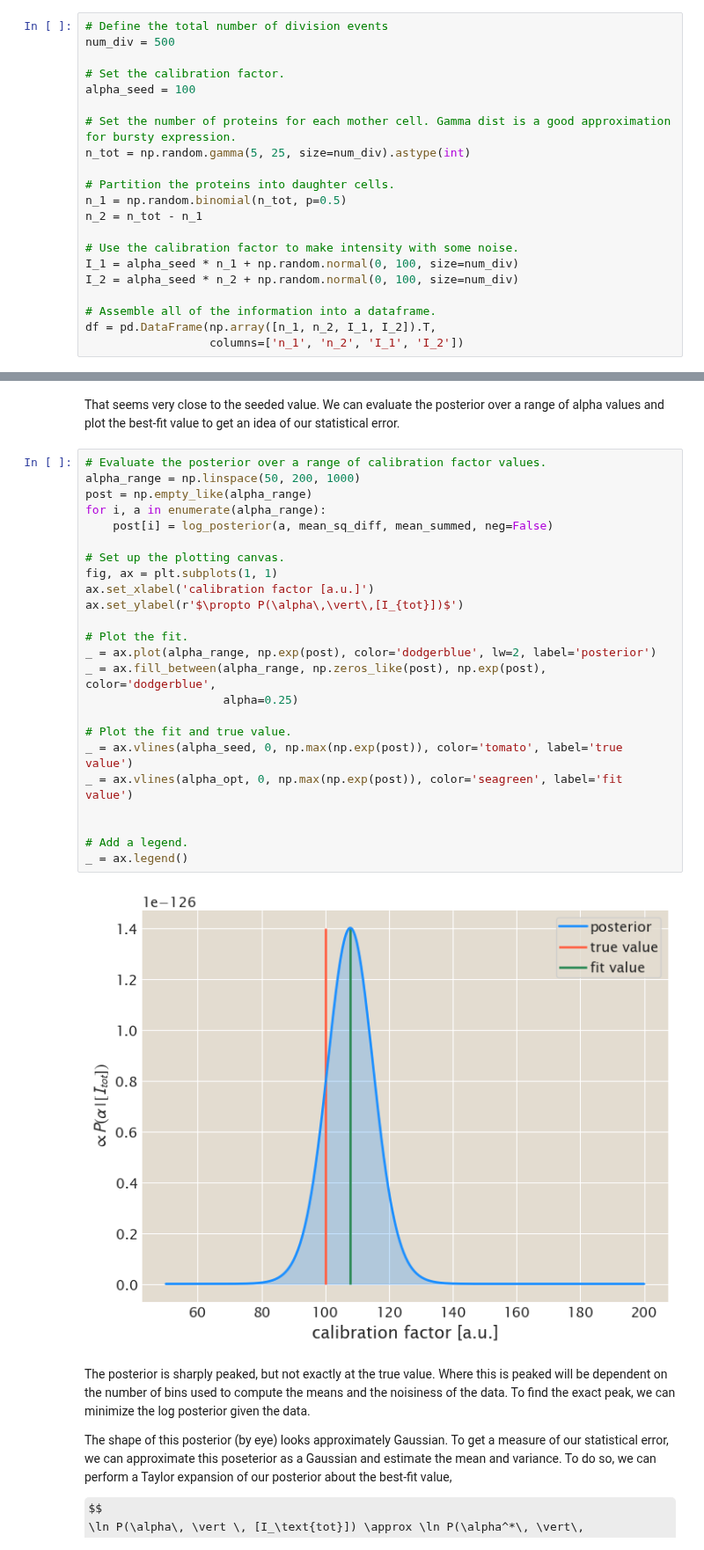
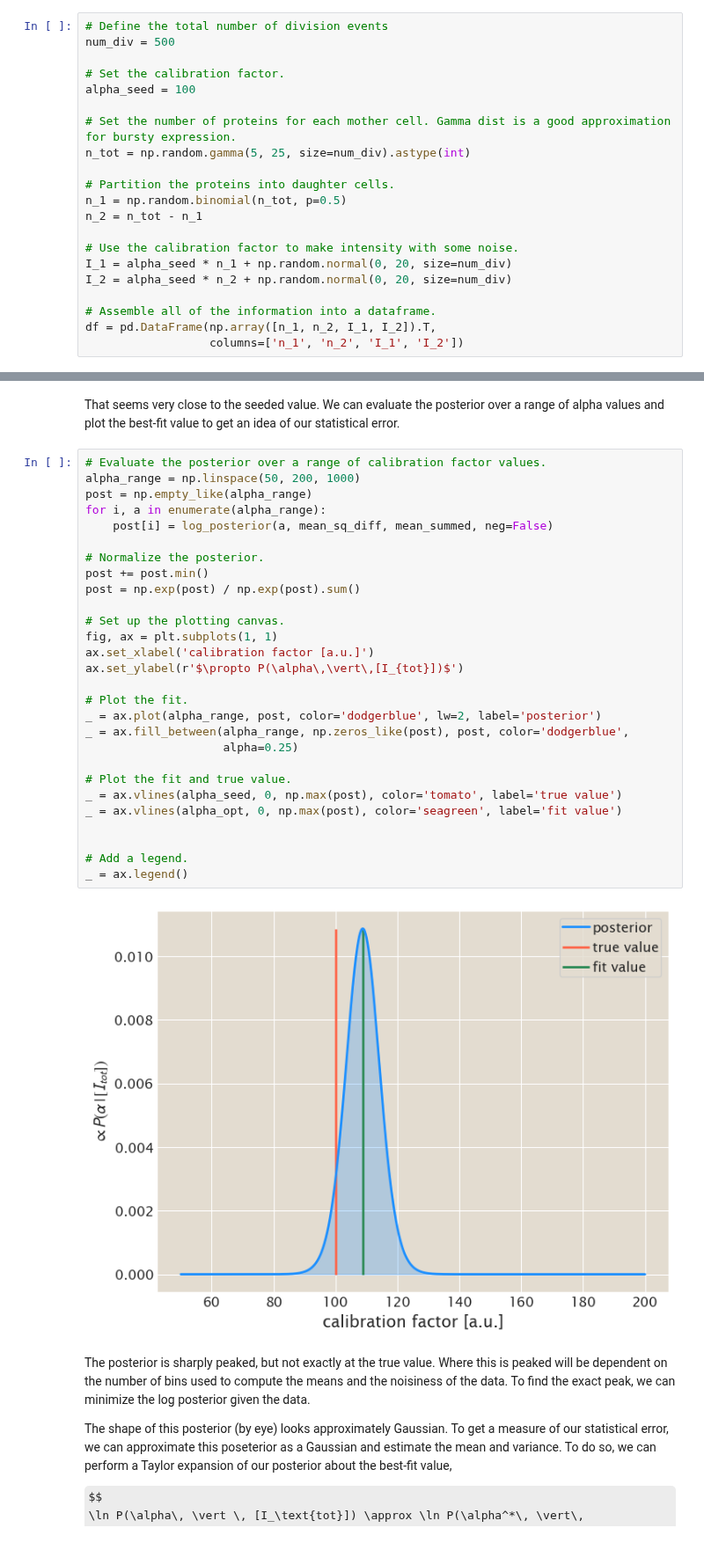
Before and after one commit to RPGroup-PBoC/mscl_survival, a Jupyter notebook: code/notebooks/estimation_of_calibration_factor.ipynb, the cells around one changed output, grey strips where cells are left out. Shown at 88% size. Saved outputs shown, nothing was run; the diff lists cells and outputs as text; some formulas as TeX source.

```diff
--- a/code/notebooks/estimation_of_calibration_factor.ipynb
+++ b/code/notebooks/estimation_of_calibration_factor.ipynb
@@ -120,8 +120,8 @@ n_1 = np.random.binomial(n_tot, p=0.5)
 n_2 = n_tot - n_1
 
 # Use the calibration factor to make intensity with some noise.
-I_1 = alpha_seed * n_1 + np.random.normal(0, 100, size=num_div)
-I_2 = alpha_seed * n_2 + np.random.normal(0, 100, size=num_div)
+I_1 = alpha_seed * n_1 + np.random.normal(0, 20, size=num_div)
+I_2 = alpha_seed * n_2 + np.random.normal(0, 20, size=num_div)
 
 # Assemble all of the information into a dataframe.
 df = pd.DataFrame(np.array([n_1, n_2, I_1, I_2]).T,
@@ -321,29 +323,33 @@ That seems very close to the seeded value. We can evaluate the posterior over a
 # %%
 # Evaluate the posterior over a range of calibration factor values.
 alpha_range = np.linspace(50, 200, 1000)
 post = np.empty_like(alpha_range)
 for i, a in enumerate(alpha_range):
     post[i] = log_posterior(a, mean_sq_diff, mean_summed, neg=False)
 
+# Normalize the posterior.
+post += post.min()
+post = np.exp(post) / np.exp(post).sum()
+
 # Set up the plotting canvas.
 fig, ax = plt.subplots(1, 1)
 ax.set_xlabel('calibration factor [a.u.]')
 ax.set_ylabel(r'$\propto P(\alpha\,\vert\,[I_{tot}])$')
 
 # Plot the fit.
-_ = ax.plot(alpha_range, np.exp(post), color='dodgerblue', lw=2, label='posterior')
-_ = ax.fill_between(alpha_range, np.zeros_like(post), np.exp(post), color='dodgerblue',
+_ = ax.plot(alpha_range, post, color='dodgerblue', lw=2, label='posterior')
+_ = ax.fill_between(alpha_range, np.zeros_like(post), post, color='dodgerblue',
                     alpha=0.25)
 
 # Plot the fit and true value.
-_ = ax.vlines(alpha_seed, 0, np.max(np.exp(post)), color='tomato', label='true value')
-_ = ax.vlines(alpha_opt, 0, np.max(np.exp(post)), color='seagreen', label='fit value')
+_ = ax.vlines(alpha_seed, 0, np.max(post), color='tomato', label='true value')
+_ = ax.vlines(alpha_opt, 0, np.max(post), color='seagreen', label='fit value')
 
 
 # Add a legend.
 _ = ax.legend()
 # %% [output]
-[figure, old version]
+[figure, new version]
 # %% [markdown]
 The posterior is sharply peaked, but not exactly at the true value. Where this is peaked will be dependent on the number of bins used to compute the means and the noisiness of the data. To find the exact peak, we can minimize the log posterior given the data.
 
```
Also changed, not shown: parts of 23 cells of this notebook, 2 other files.
